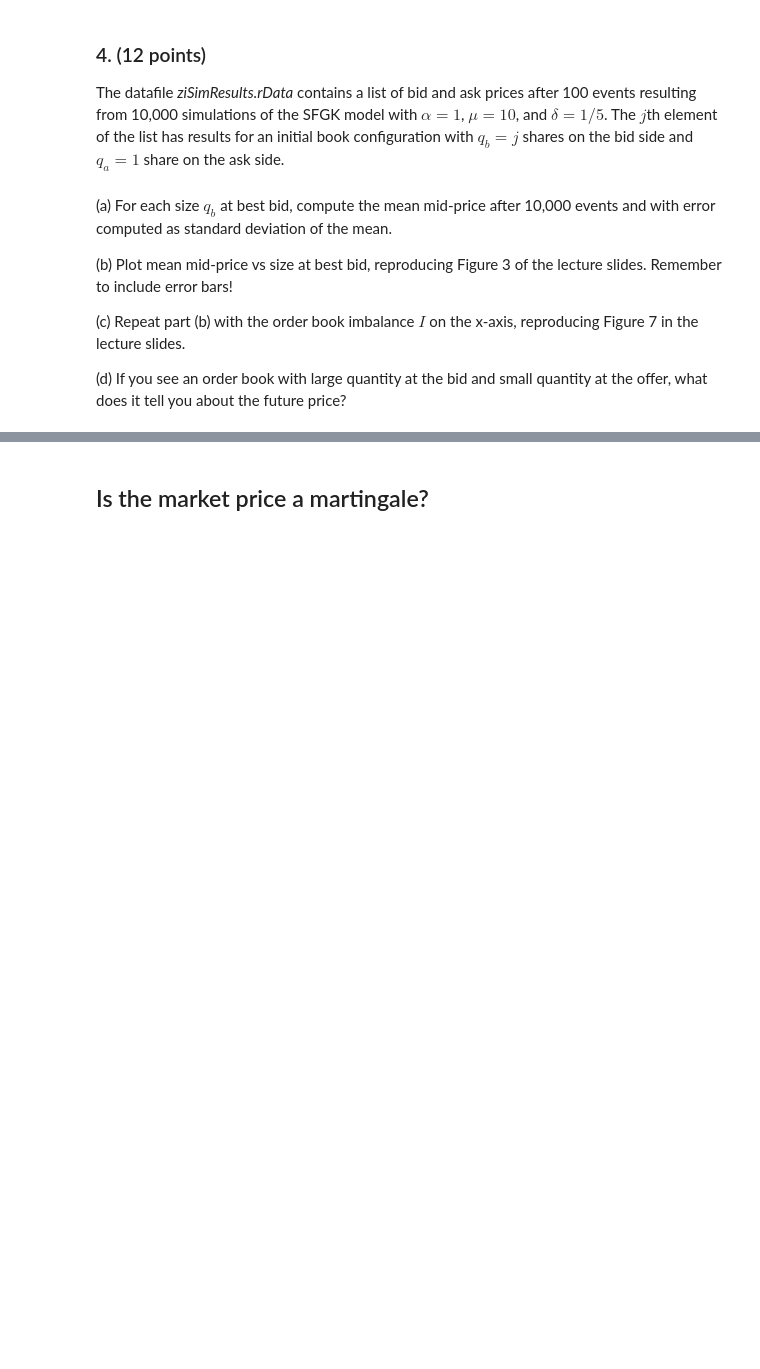
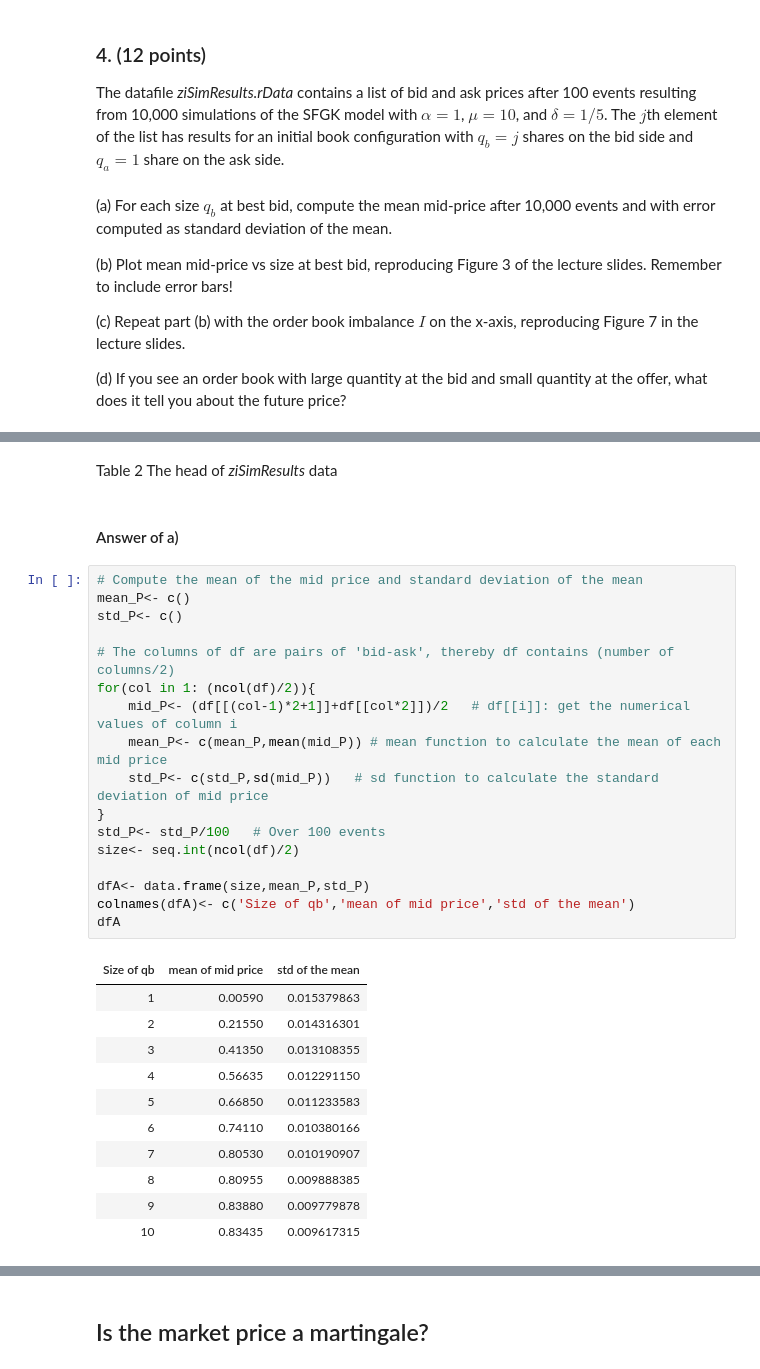
Before and after one commit to noisyoscillator/MTH9879_Market_Microstructure, a Jupyter notebook: 9879HW01_Hongchao_Pan.ipynb, the cells around one changed output, grey strips where cells are left out. Saved outputs shown, nothing was run; the diff lists cells and outputs as text; blank space fills up the shorter version.

```diff
--- a/9879HW01_Hongchao_Pan.ipynb
+++ b/9879HW01_Hongchao_Pan.ipynb
@@ -256,0 +276,33 @@ Remember to include error bars!
+# %% [markdown]
+Table 2 The head of *ziSimResults* data
+# %% [markdown]
+#### Answer of a)
+# %%
+# Compute the mean of the mid price and standard deviation of the mean
+mean_P<- c()
+std_P<- c()
+
+# The columns of df are pairs of 'bid-ask', thereby df contains (number of columns/2)
+for(col in 1: (ncol(df)/2)){
+    mid_P<- (df[[(col-1)*2+1]]+df[[col*2]])/2   # df[[i]]: get the numerical values of column i
+    mean_P<- c(mean_P,mean(mid_P)) # mean function to calculate the mean of each mid price
+    std_P<- c(std_P,sd(mid_P))   # sd function to calculate the standard deviation of mid price
+}
+std_P<- std_P/100   # Over 100 events
+size<- seq.int(ncol(df)/2)
+
+dfA<- data.frame(size,mean_P,std_P)
+colnames(dfA)<- c('Size of qb','mean of mid price','std of the mean')
+dfA
+# %% [output]
+| Size of qb | mean of mid price | std of the mean |
+| 1 | 0.00590 | 0.015379863 |
+| 2 | 0.21550 | 0.014316301 |
+| 3 | 0.41350 | 0.013108355 |
+| 4 | 0.56635 | 0.012291150 |
+| 5 | 0.66850 | 0.011233583 |
+| 6 | 0.74110 | 0.010380166 |
+| 7 | 0.80530 | 0.010190907 |
+| 8 | 0.80955 | 0.009888385 |
+| 9 | 0.83880 | 0.009779878 |
+| 10 | 0.83435 | 0.009617315 |
```
Also changed, not shown: parts of 15 cells of this notebook, 2 other files.
